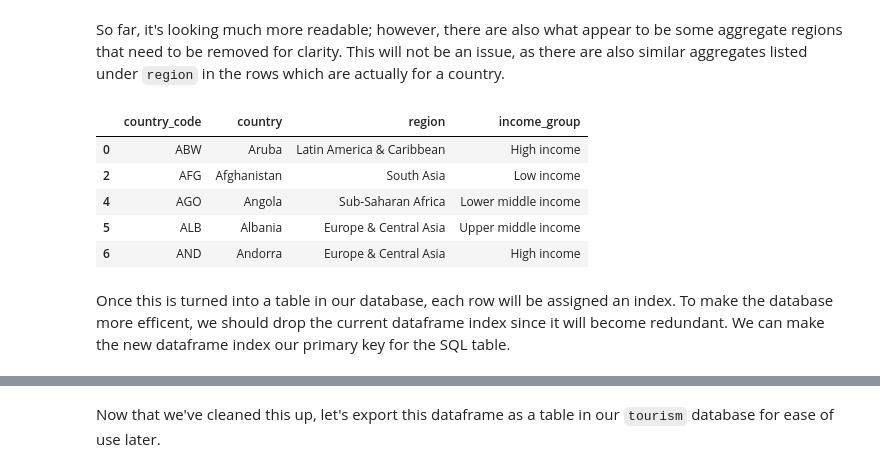
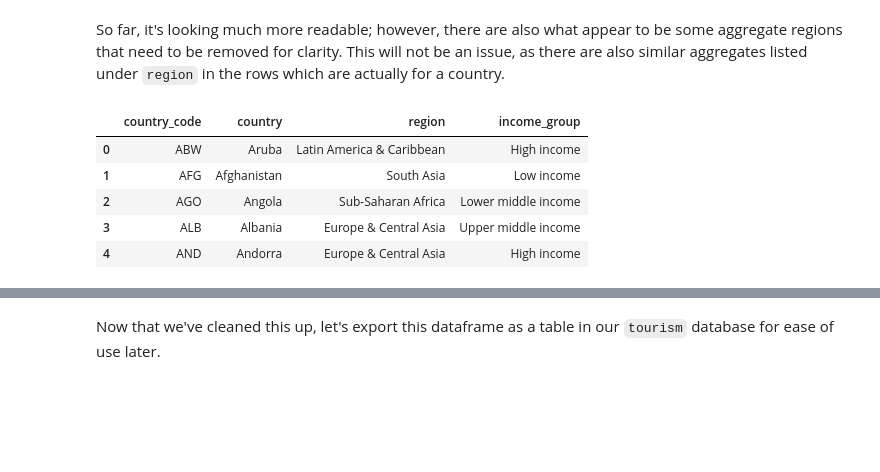
Before and after one commit to wlharr04/tourism-analysis, a Jupyter notebook: db-creation.ipynb, the cells around one changed output, grey strips where cells are left out. Cells and saved outputs as stored; diff of their text form; code cells hidden in the pictures; blank space fills up the shorter version.

```diff
--- a/db-creation.ipynb
+++ b/db-creation.ipynb
@@ -25,5 +25,5 @@ Seeing as the one common thread to all of the data is the name of the country, t
 # %%
-df_country = pd.read_csv('./data/raw-data/arrivals/Metadata_Country_API_ST.INT.ARVL_DS2_en_csv_v2_5994899.csv')
+df_country = pd.read_csv('./data/raw-data/country.csv').dropna(axis=1, how='all')
 
 df_country.head()
 # %% [output]
@@ -40,8 +40,7 @@ df_country.rename(columns={'Country Code': 'country_code',
                            'Region': 'region',
                            'IncomeGroup': 'income_group',
                            'SpecialNotes': 'special_notes',
-                           'TableName': 'country',
-                           'Unnamed: 5': 'unnamed'}, inplace=True)
+                           'TableName': 'country'}, inplace=True)
 
 df_country.head()
 # %% [output]
@@ -62,4 +52,0 @@ Since it does not contain anything, we can safely remove it. We can also remove
-# %%
-df_country.drop(columns=['special_notes', 'unnamed'], inplace=True)
-
-df_country.head()
@@ -86,13 +66,12 @@ df_country.head()
 So far, it's looking much more readable; however, there are also what appear to be some aggregate regions that need to be removed for clarity. This will not be an issue, as there are also similar aggregates listed under `region` in the rows which are actually for a country.
 # %%
 df_country.drop(axis=0, index=df_country.index[df_country.region.isnull()], inplace=True)
+df_country.reset_index(drop=True, inplace=True)
 df_country.head()
 # %% [output]
 |  | country_code | country | region | income_group |
 | 0 | ABW | Aruba | Latin America & Caribbean | High income |
-| 2 | AFG | Afghanistan | South Asia | Low income |
-| 4 | AGO | Angola | Sub-Saharan Africa | Lower middle income |
-| 5 | ALB | Albania | Europe & Central Asia | Upper middle income |
-| 6 | AND | Andorra | Europe & Central Asia | High income |
+| 1 | AFG | Afghanistan | South Asia | Low income |
+| 2 | AGO | Angola | Sub-Saharan Africa | Lower middle income |
+| 3 | ALB | Albania | Europe & Central Asia | Upper middle income |
+| 4 | AND | Andorra | Europe & Central Asia | High income |
-# %% [markdown]
-Once this is turned into a table in our database, each row will be assigned an index. To make the database more efficent, we should drop the current dataframe index since it will become redundant. We can make the new dataframe index our primary key for the SQL table.
```
Also changed, not shown: parts of 27 cells of this notebook, 28 other files.
